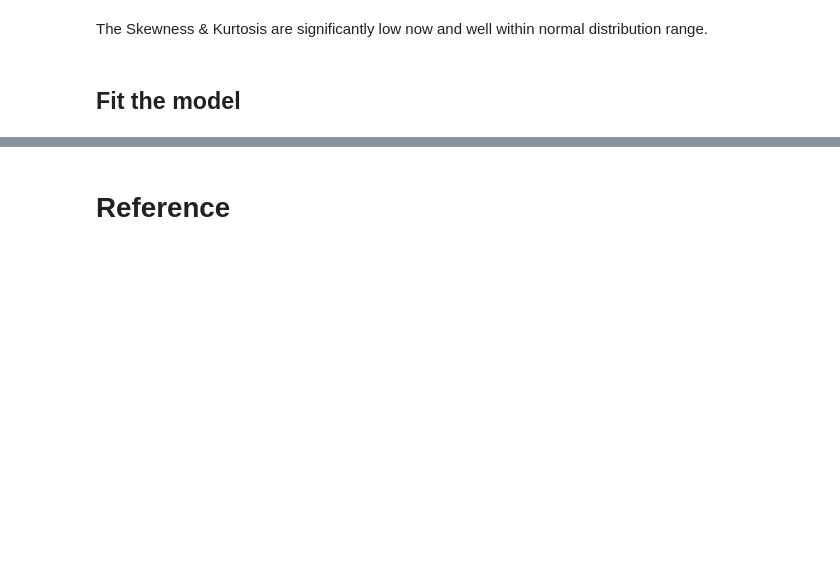
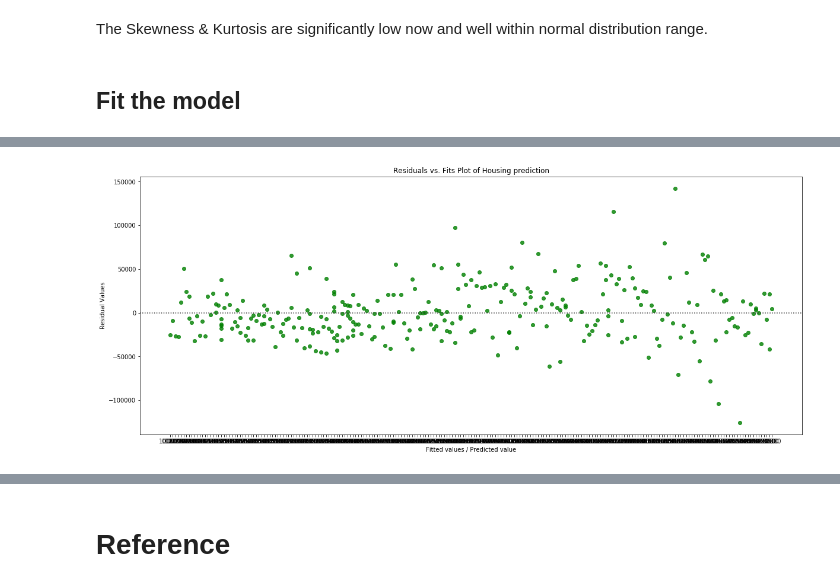
Before and after one commit to SamyaMaiti2012/datascience, a Jupyter notebook: techniques/normality-test/Normality-Tests.ipynb, the cells around one changed output, grey strips where cells are left out. Saved outputs shown, nothing was run; the diff lists cells and outputs as text; code cells hidden in the pictures; blank space fills up the shorter version.

```diff
--- a/techniques/normality-test/Normality-Tests.ipynb
+++ b/techniques/normality-test/Normality-Tests.ipynb
@@ -386,0 +463,12 @@ The RMSE have reduced after converting the target variable to normal form, hence
+# %%
+fig,ax1 = plt.subplots(nrows=1, ncols=1)
+fig.set_size_inches(20,8)
+
+# Plot the residuals after fitting a linear model
+sns.residplot(housing_y_test, housing_y_pred_actual, color="g")
+ax1.set_xlabel('Fitted values / Predicted value')
+ax1.set_ylabel('Residual Values')
+ax1.set_title('Residuals vs. Fits Plot of Housing prediction')
+plt.show()
+# %% [output]
+[figure, added]
```
Also changed, not shown: parts of 42 cells of this notebook.
